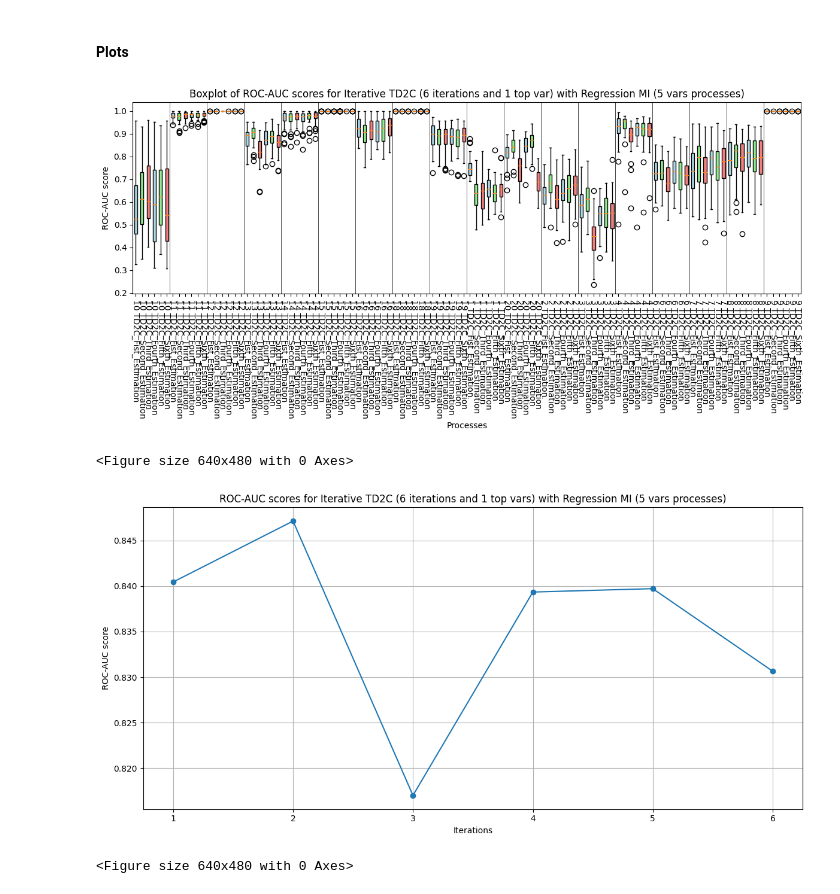
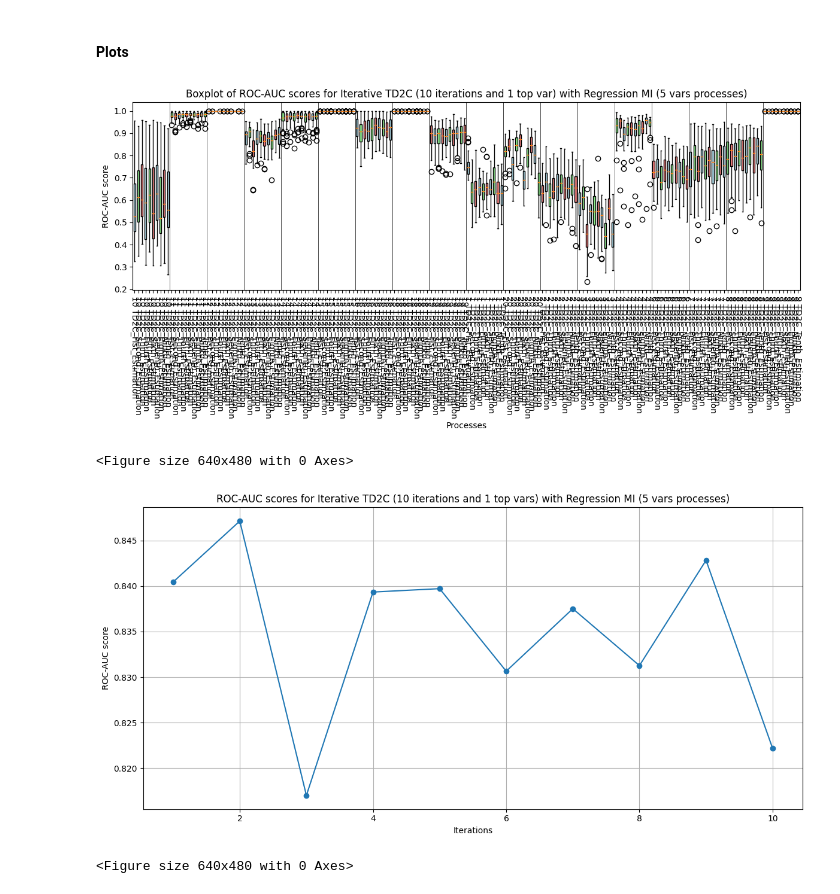
Before and after one commit to jacopoUCL/td2c, a Jupyter notebook: notebooks/contributions/td2c_extesions/IterativeTD2C.ipynb, the cells around one changed output. Saved outputs shown, nothing was run; the diff lists cells and outputs as text; code cells hidden in the pictures.

```diff
--- a/notebooks/contributions/td2c_extesions/IterativeTD2C.ipynb
+++ b/notebooks/contributions/td2c_extesions/IterativeTD2C.ipynb
@@ -1457,6 +1484,6 @@ with open(os.path.join(input_folder_6, f'journal_results_td2c_R_N5.pkl'), 'rb')
 # %%
 k = 1
-it = 6
+it = 10
 method = 'TD2C'
 
 # ROC-AUC scores PLOTS
@@ -1466,10 +1493,10 @@ df3 = pd.DataFrame(TD2C_3_rocs_process)
 df4 = pd.DataFrame(TD2C_4_rocs_process)
 df5 = pd.DataFrame(TD2C_5_rocs_process)
 df6 = pd.DataFrame(TD2C_6_rocs_process)
-# df7 = pd.DataFrame(TD2C_7_rocs_process)
-# df8 = pd.DataFrame(TD2C_8_rocs_process)
-# df9 = pd.DataFrame(TD2C_9_rocs_process)
-# df10 = pd.DataFrame(TD2C_10_rocs_process)
+df7 = pd.DataFrame(TD2C_7_rocs_process)
+df8 = pd.DataFrame(TD2C_8_rocs_process)
+df9 = pd.DataFrame(TD2C_9_rocs_process)
+df10 = pd.DataFrame(TD2C_10_rocs_process)
 
 # Combine data for boxplot
 combined_data = []
@@ -1481,10 +1508,10 @@ for col in df1.columns:
     combined_data.append(df4[col])
     combined_data.append(df5[col])
     combined_data.append(df6[col])
-    # combined_data.append(df7[col])
-    # combined_data.append(df8[col])
-    # combined_data.append(df9[col])
-    # combined_data.append(df10[col])
+    combined_data.append(df7[col])
+    combined_data.append(df8[col])
+    combined_data.append(df9[col])
+    combined_data.append(df10[col])
 
 # Create labels for x-axis
 labels = []
@@ -1494,42 +1521,42 @@ for col in df1.columns:
     labels.append(f'{col} TD2C_Third_Estimation')
     labels.append(f'{col} TD2C_Fourth_Estimation')
     labels.append(f'{col} TD2C_Fifth_Estimation')
     labels.append(f'{col} TD2C_Sixth_Estimation')
-    # labels.append(f'{col} TD2C_Seventh_Estimation')
-    # labels.append(f'{col} TD2C_Eighth_Estimation')
-    # labels.append(f'{col} TD2C_Ninth_Estimation')
-    # labels.append(f'{col} TD2C_Tenth_Estimation')
+    labels.append(f'{col} TD2C_Seventh_Estimation')
+    labels.append(f'{col} TD2C_Eighth_Estimation')
+    labels.append(f'{col} TD2C_Ninth_Estimation')
+    labels.append(f'{col} TD2C_Tenth_Estimation')
 
 # Plotting
 plt.figure(figsize=(12, 6))
 box = plt.boxplot(combined_data, patch_artist=True)
 
 # Color customization
 colors = ['lightblue', 'lightgreen', 'lightcoral']
 for patch, i in zip(box['boxes'], range(len(box['boxes']))):
     patch.set_facecolor(colors[i % 3])
 
 plt.xticks(range(1, len(labels) + 1), labels, rotation=-90)
 plt.title(f'Boxplot of ROC-AUC scores for Iterative {method} ({it} iterations and {k} top var) with Regression MI (5 vars processes)')
 plt.xlabel('Processes')
 plt.ylabel('ROC-AUC score')
 plt.tight_layout()
 
 # a vertical line every it columns
 for i in range(it, len(labels), it):
     plt.axvline(i + 0.5, color='black', linewidth=0.5)
 
 plt.show()
 
 # save plot
 output_folder = '/home/jpalombarini/td2c/notebooks/contributions/td2c_extesions/results/Regression/try_complete_function/plots/'
 plt.savefig(output_folder + f'boxplot_roc_auc_scores_{method}_iterative_{it}_iterations_{k}_top_var.pdf')
 # %% [output]
-[figure, old version]
+[figure, new version]
 <Figure size 640x480 with 0 Axes>
 # %%
 k = 1
-it = 6
+it = 10
 method = 'TD2C'
 
 roc1 = df1.mean().mean()
@@ -1538,13 +1565,13 @@ roc3 = df3.mean().mean()
 roc4 = df4.mean().mean()
 roc5 = df5.mean().mean()
 roc6 = df6.mean().mean()
-# roc7 = df7.mean().mean()
-# roc8 = df8.mean().mean()
-# roc9 = df9.mean().mean()
-# roc10 = df10.mean().mean()
+roc7 = df7.mean().mean()
+roc8 = df8.mean().mean()
+roc9 = df9.mean().mean()
+roc10 = df10.mean().mean()
 
 # make a vector with roc scores
-roc_scores = [roc1, roc2, roc3, roc4, roc5, roc6] # , roc7, roc8, roc9, roc10
+roc_scores = [roc1, roc2, roc3, roc4, roc5, roc6, roc7, roc8, roc9, roc10] #
 
 # line plot of the roc scores with iterations numbers on x-axis
 plt.figure(figsize=(12, 6))
@@ -1560,7 +1587,7 @@ plt.show()
 output_folder = '/home/jpalombarini/td2c/notebooks/contributions/td2c_extesions/results/Regression/try_complete_function/plots/'
 plt.savefig(output_folder + f'ROC_AUC_scores_TD2C_{method}_{it}_iterations_{k}_top_vars.pdf')
 # %% [output]
-[figure, old version]
+[figure, new version]
 <Figure size 640x480 with 0 Axes>
 # %%
 # print the average roc scores for each iteration in the same df
```
Also changed, not shown: parts of 3 cells of this notebook.
